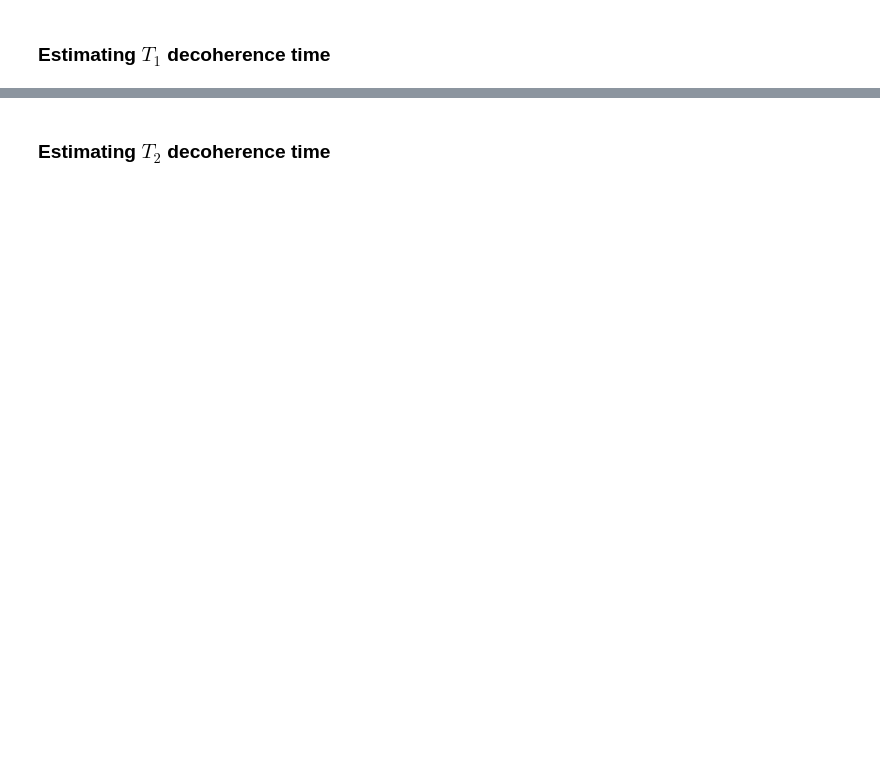
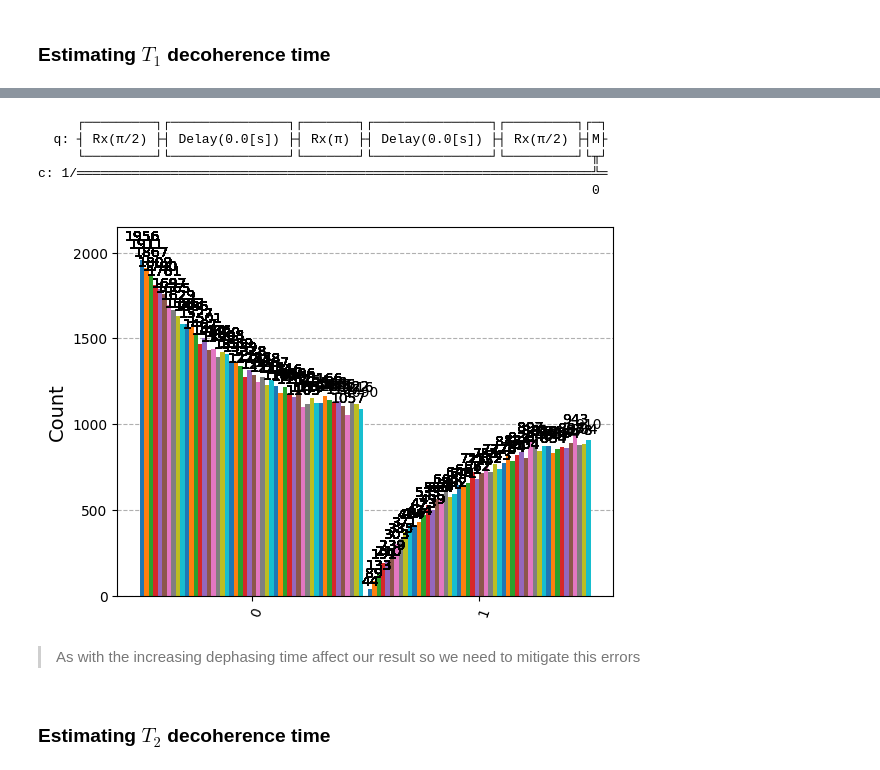
Before and after one commit to dipankardas011/Quantum-Coding, a Jupyter notebook: error-mitigation.ipynb, the cells around one changed output, grey strips where cells are left out. Drawn from its saved outputs; the diff is of its cells as text; code cells hidden in the pictures; blank space fills up the shorter version.

Commit message:
added learnings from T_1, T_2, T_2^* error estimation
Signed-off-by: Dipankar Das <65275144+dipankardas011@users.noreply.github.com>

```diff
--- a/error-mitigation.ipynb
+++ b/error-mitigation.ipynb
@@ -132,2 +144,49 @@ vis.plot_histogram(res)
+# %%
+from qiskit_experiments.library.characterization.t2hahn import T2Hahn
+
+qubit = 0
+conversion_factor = 1e-6 # our delay will be in micro-sec
+delays = list(range(0, 50, 1) )
+delays = [float(_) * conversion_factor for _ in delays]
+number_of_echoes = 1
+
+# Create a T2Hahn experiment. Print the first circuit as an example
+exp1 = T2Hahn(physical_qubits=(qubit,), delays=delays, num_echoes=number_of_echoes)
+exp1.circuits()[0].draw()
+# %% [output]
+     ┌─────────┐┌───────────────┐┌───────┐┌───────────────┐┌─────────┐┌─┐
+  q: ┤ Rx(π/2) ├┤ Delay(0.0[s]) ├┤ Rx(π) ├┤ Delay(0.0[s]) ├┤ Rx(π/2) ├┤M├
+     └─────────┘└───────────────┘└───────┘└───────────────┘└─────────┘└╥┘
+c: 1/══════════════════════════════════════════════════════════════════╩═
+                                                                       0
+# %%
+from qiskit_experiments.test.t2hahn_backend import T2HahnBackend
+
+estimated_t2hahn = 20 * conversion_factor
+# The behavior of the backend is determined by the following parameters
+backend = T2HahnBackend(
+    t2hahn=[estimated_t2hahn],
+    frequency=[100100],
+    initialization_error=[0.0],
+    readout0to1=[0.02],
+    readout1to0=[0.02],
+)
+# %%
+exp1.analysis.set_options(p0=None, plot=True)
+expdata1 = exp1.run(backend=backend, shots=2000, seed_simulator=101)
+res = expdata1.block_for_results()  # Wait for job/analysis to finish.
+# %%
+arr = []
+for i in expdata1._result_data.__dict__.get('_container', []):
+    arr.extend([i['counts']])
+    # print(f"{i['job_id']} -> {i['counts']}")
+
+# x = arr[:3] + arr[int(len(arr)/2):int(len(arr)/2)+3] + arr[-3:]
+
+vis.plot_histogram(arr)
+# %% [output]
+[figure, added]
+# %% [markdown]
+> As with the increasing dephasing time affect our result so we need to mitigate this errors
 # %% [markdown]
 ### Estimating $T_2$ decoherence time
```
Also changed, not shown: parts of 28 cells of this notebook.
